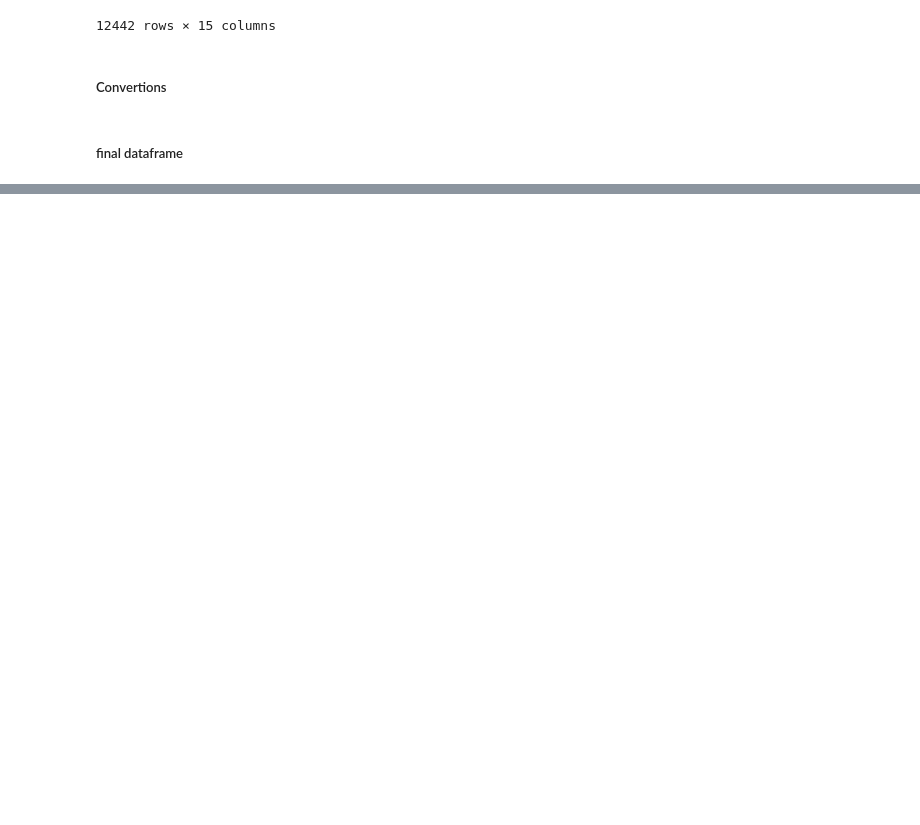
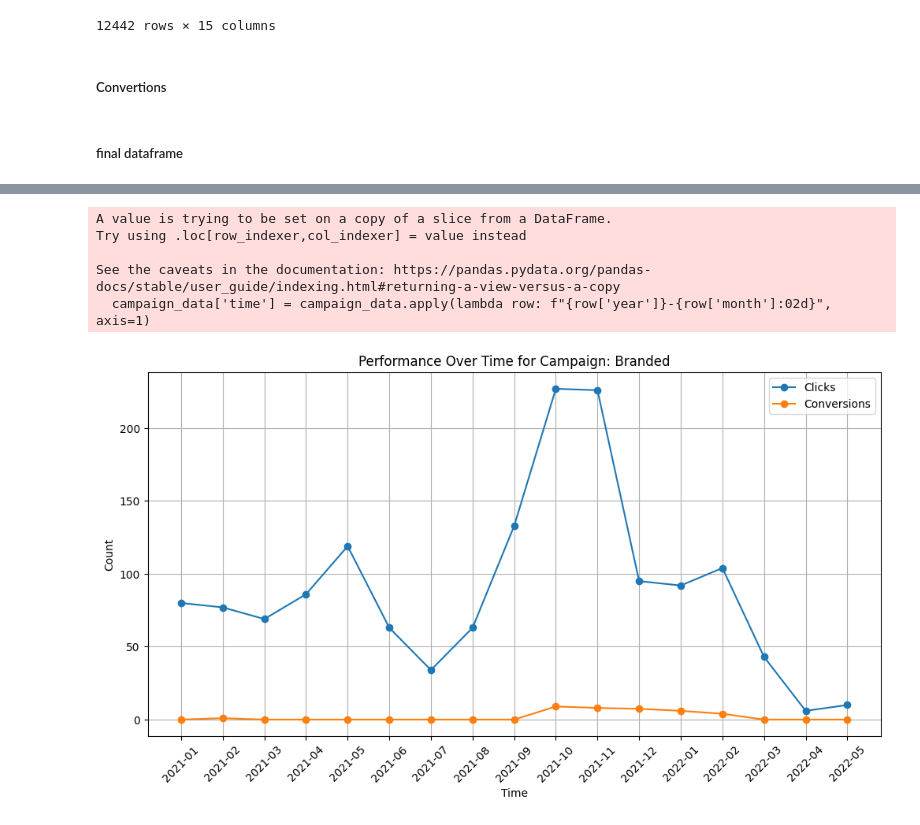
Before and after one commit to Maxterjs99/marketing_test, a Jupyter notebook: datamarketing.ipynb, the cells around one changed output, grey strips where cells are left out. Cells and saved outputs as stored; diff of their text form; code cells hidden in the pictures; blank space fills up the shorter version.

```diff
--- a/datamarketing.ipynb
+++ b/datamarketing.ipynb
@@ -144,0 +170,3 @@ memory usage: 1.4+ MB
+# %%
+df2 = df2[['month', 'year', 'cmpgn', 'impressions', 'clicks', 'cost', 'conversions']]
+df2
@@ -144,0 +204,8 @@ memory usage: 1.4+ MB
+# %%
+#grouping data by date and campaign
+df2_grouped = df2.groupby(['year','month' ,'cmpgn']).agg({
+    'impressions': 'sum',
+    'clicks': 'sum',
+    'cost': 'sum',
+    'conversions': 'sum'
+}).reset_index()
@@ -144,0 +228,4 @@ memory usage: 1.4+ MB
+# %%
+df2_grouped['CPC'] = df2_grouped['cost'] / df2_grouped['clicks']
+df2_grouped['CPC'] = df2_grouped['CPC'].fillna(0)
+df2_grouped['CPC'] = df2_grouped['CPC'].round(2)
@@ -144,0 +248,4 @@ memory usage: 1.4+ MB
+# %%
+df2_grouped['CPA'] = df2_grouped['cost'] / df2_grouped['conversions']
+df2_grouped['CPA'] = df2_grouped['CPA'].fillna(0).replace([np.inf, -np.inf], 0) # replace infinite values with 0
+df2_grouped['CPA'] = df2_grouped['CPA'].round(2)
@@ -144,0 +272,35 @@ memory usage: 1.4+ MB
+# %%
+# question n1 - chart
+# Filtrar una campaña específica (por ejemplo, 'Branded') para visualizar
+campaign_name = 'Branded'
+campaign_data = df2_grouped[df2_grouped['cmpgn'] == campaign_name]
+
+# Crear el gráfico de líneas
+plt.figure(figsize=(12, 6))
+
+# Crear un eje temporal combinando 'year' y 'month'
+campaign_data['time'] = campaign_data.apply(lambda row: f"{row['year']}-{row['month']:02d}", axis=1)
+
+# Línea para clics
+plt.plot(campaign_data['time'], campaign_data['clicks'], label='Clicks', marker='o')
+
+# Línea para conversiones
+plt.plot(campaign_data['time'], campaign_data['conversions'], label='Conversions', marker='o')
+
+# Añadir títulos y etiquetas
+plt.title(f'Performance Over Time for Campaign: {campaign_name}')
+plt.xlabel('Time')
+plt.ylabel('Count')
+plt.xticks(rotation=45)
+plt.legend()
+plt.grid(True)
+
+# Mostrar el gráfico
+plt.show()
+# %% [output]
+A value is trying to be set on a copy of a slice from a DataFrame.
+Try using .loc[row_indexer,col_indexer] = value instead
+
+See the caveats in the documentation: https://pandas.pydata.org/pandas-docs/stable/user_guide/indexing.html#returning-a-view-versus-a-copy
+  campaign_data['time'] = campaign_data.apply(lambda row: f"{row['year']}-{row['month']:02d}", axis=1)
+[figure, added]
```
Also changed, not shown: parts of 12 cells of this notebook, 1 other file.
